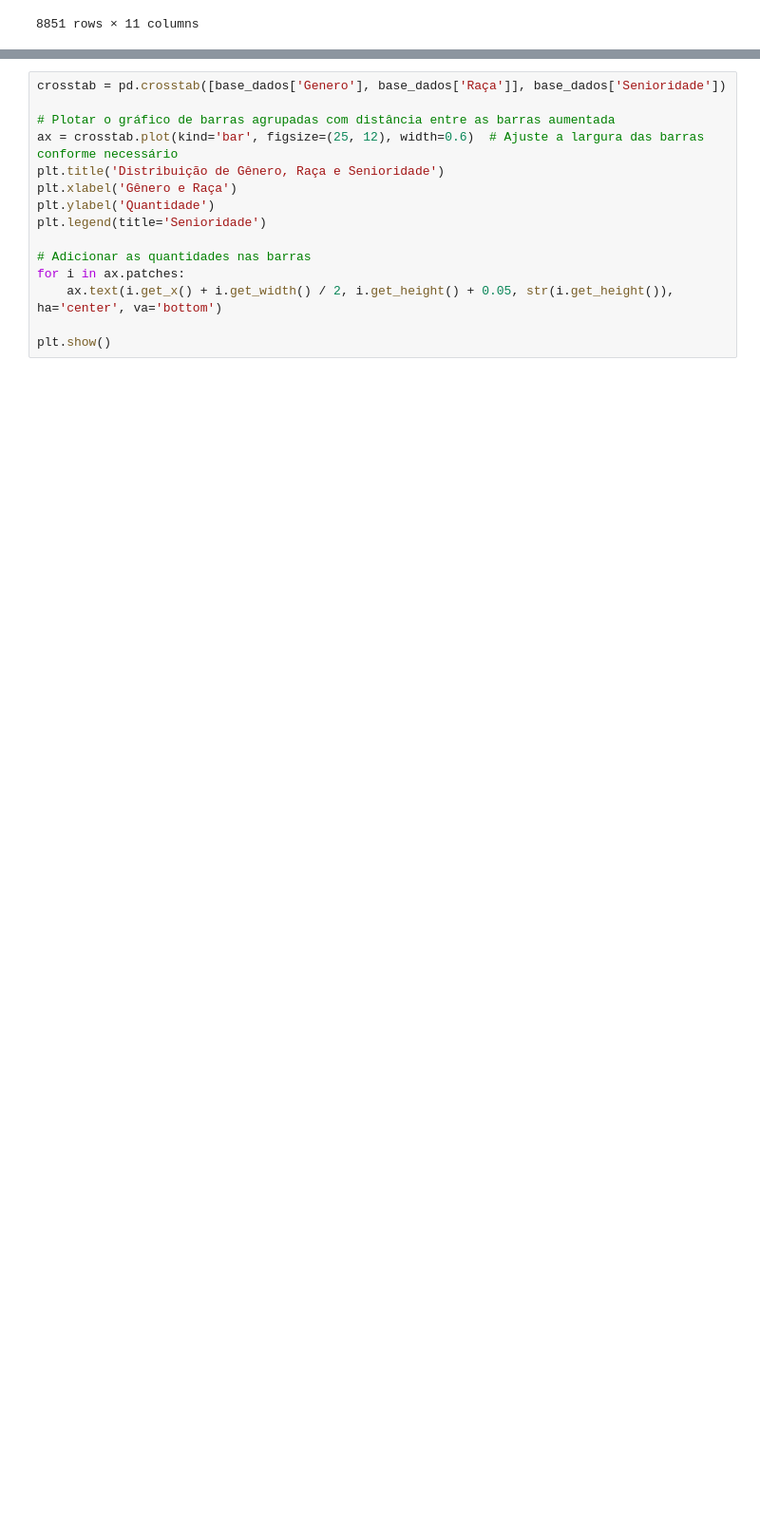
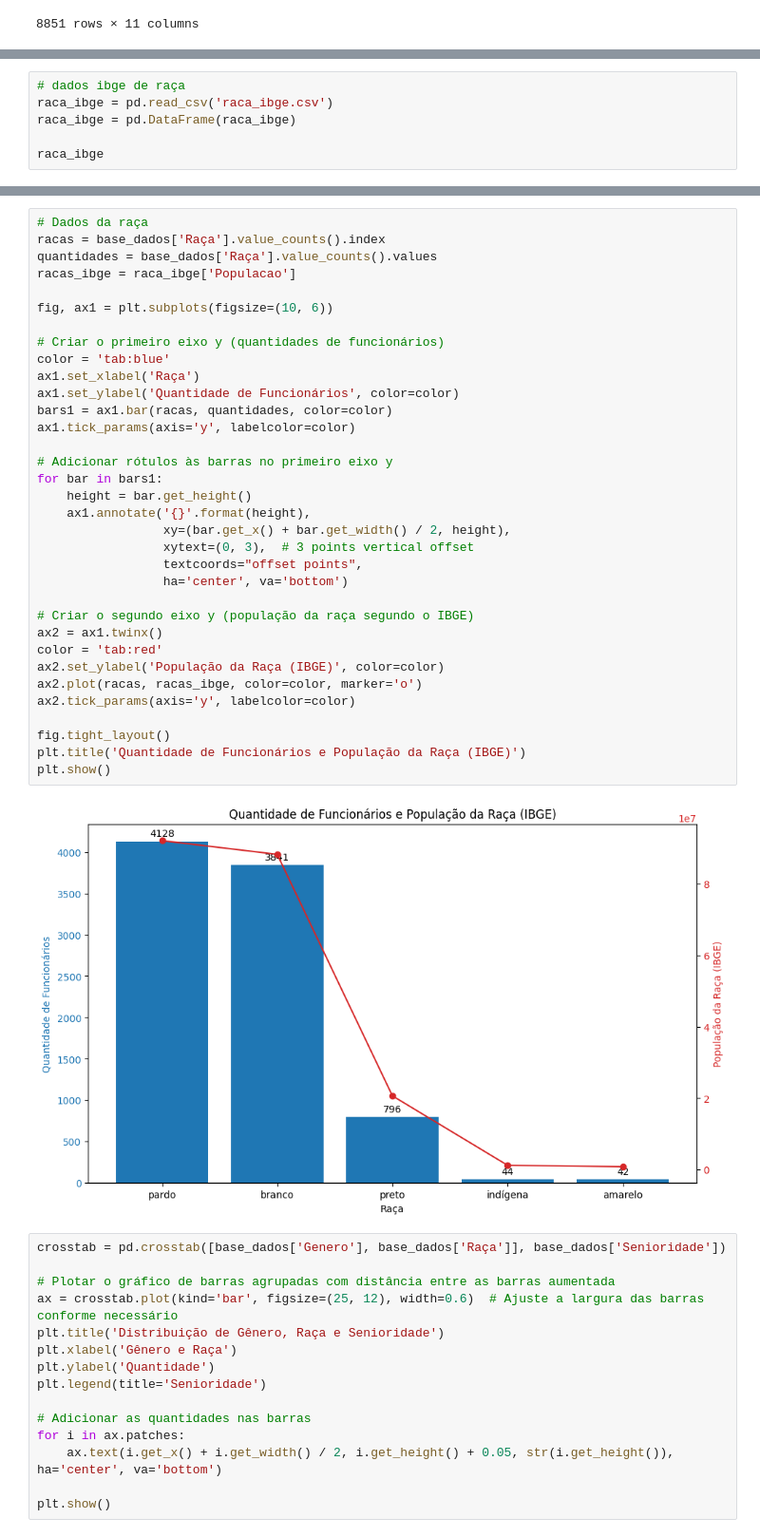
Before and after one commit to antoniosscd/Desafio_Hackathon_Ada, a Jupyter notebook: adahack-etl (1).ipynb, the cells around one changed output, grey strips where cells are left out. Shown at 95% size. Saved outputs shown, nothing was run; the diff lists cells and outputs as text; blank space fills up the shorter version.

```diff
--- a/adahack-etl (1).ipynb
+++ b/adahack-etl (1).ipynb
@@ -690,0 +877,6 @@ A base de dados que temos em mãos não oferece com exatidão a quantidade atual
+# %%
+# dados ibge de raça
+raca_ibge = pd.read_csv('raca_ibge.csv')
+raca_ibge = pd.DataFrame(raca_ibge)
+
+raca_ibge
@@ -691,3 +910,39 @@ A base de dados que temos em mãos não oferece com exatidão a quantidade atual
+# %%
+# Dados da raça
+racas = base_dados['Raça'].value_counts().index
+quantidades = base_dados['Raça'].value_counts().values
+racas_ibge = raca_ibge['Populacao']
+
+fig, ax1 = plt.subplots(figsize=(10, 6))
+
+# Criar o primeiro eixo y (quantidades de funcionários)
+color = 'tab:blue'
+ax1.set_xlabel('Raça')
+ax1.set_ylabel('Quantidade de Funcionários', color=color)
+bars1 = ax1.bar(racas, quantidades, color=color)
+ax1.tick_params(axis='y', labelcolor=color)
+
+# Adicionar rótulos às barras no primeiro eixo y
+for bar in bars1:
+    height = bar.get_height()
+    ax1.annotate('{}'.format(height),
+                 xy=(bar.get_x() + bar.get_width() / 2, height),
+                 xytext=(0, 3),  # 3 points vertical offset
+                 textcoords="offset points",
+                 ha='center', va='bottom')
+
+# Criar o segundo eixo y (população da raça segundo o IBGE)
+ax2 = ax1.twinx()
+color = 'tab:red'
+ax2.set_ylabel('População da Raça (IBGE)', color=color)
+ax2.plot(racas, racas_ibge, color=color, marker='o')
+ax2.tick_params(axis='y', labelcolor=color)
+
+fig.tight_layout()
+plt.title('Quantidade de Funcionários e População da Raça (IBGE)')
+plt.show()
+# %% [output]
+[figure, added]
 # %%
 crosstab = pd.crosstab([base_dados['Genero'], base_dados['Raça']], base_dados['Senioridade'])
 
```
Also changed, not shown: parts of 58 cells of this notebook, 3 other files.
